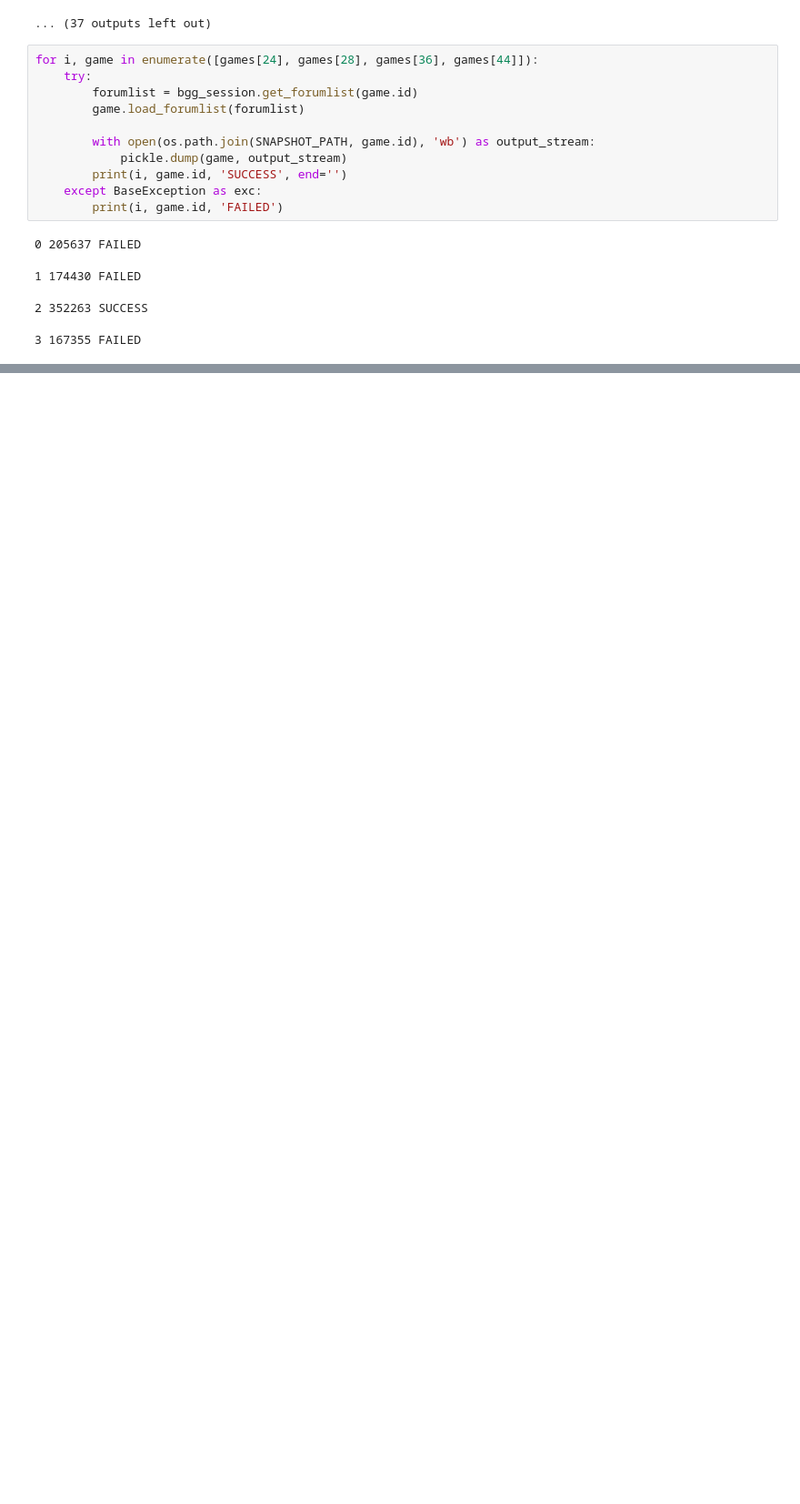
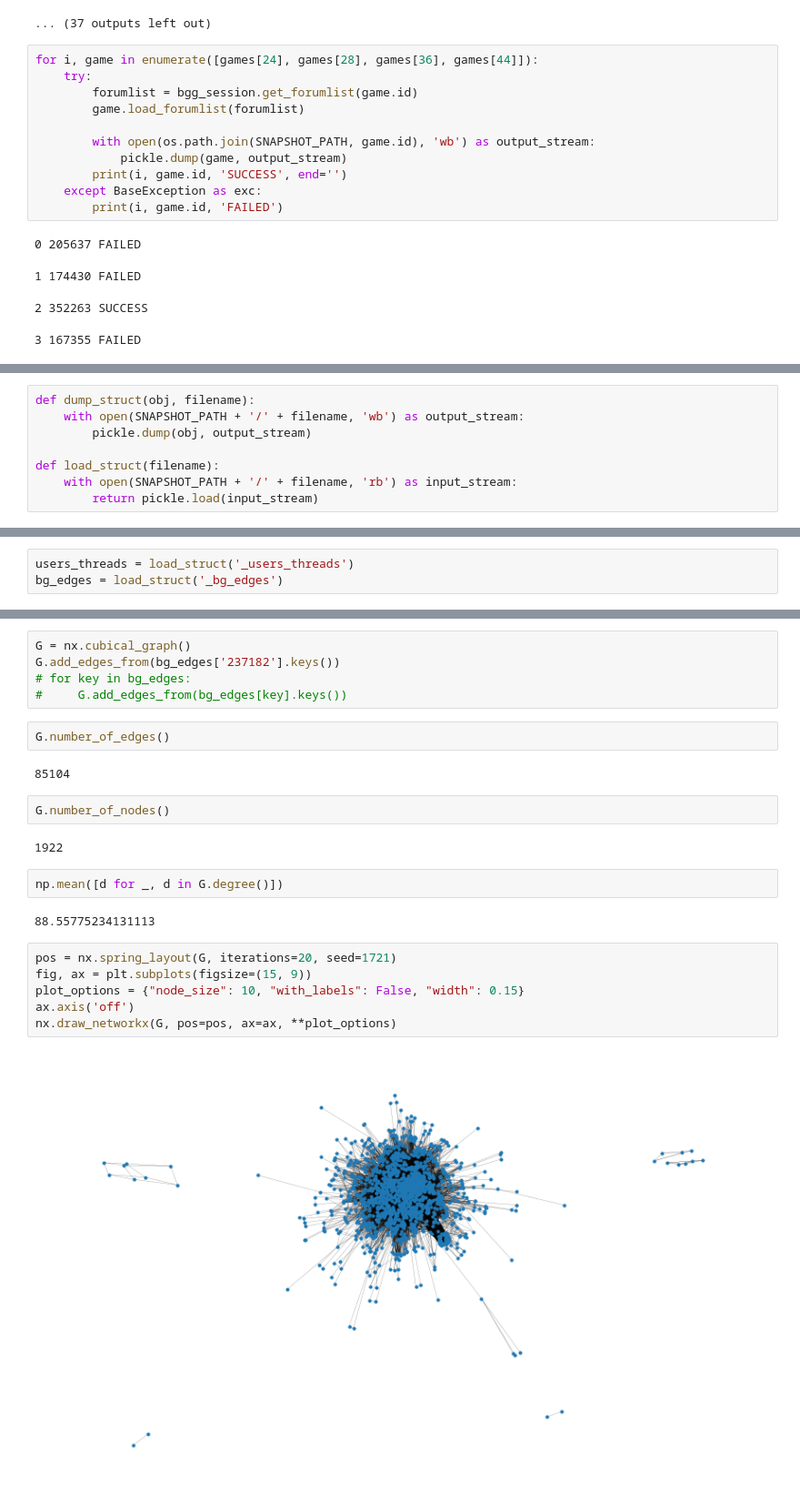
Before and after one commit to ElDmitro/bgg_analyser, a Jupyter notebook: data.ipynb, the cells around one changed output, grey strips where cells are left out. Shown at 91% size. Cells and saved outputs as stored; diff of their text form; blank space fills up the shorter version.

```diff
--- a/data.ipynb
+++ b/data.ipynb
@@ -406,0 +430,8 @@ AttributeError: 'NoneType' object has no attribute 'find'
+# %%
+def dump_struct(obj, filename):
+    with open(SNAPSHOT_PATH + '/' + filename, 'wb') as output_stream:
+        pickle.dump(obj, output_stream)
+
+def load_struct(filename):
+    with open(SNAPSHOT_PATH + '/' + filename, 'rb') as input_stream:
+        return pickle.load(input_stream)
@@ -406,0 +444,3 @@ AttributeError: 'NoneType' object has no attribute 'find'
+# %%
+users_threads = load_struct('_users_threads')
+bg_edges = load_struct('_bg_edges')
@@ -406,0 +468,25 @@ AttributeError: 'NoneType' object has no attribute 'find'
+# %%
+G = nx.cubical_graph()
+G.add_edges_from(bg_edges['237182'].keys())
+# for key in bg_edges:
+#     G.add_edges_from(bg_edges[key].keys())
+# %%
+G.number_of_edges()
+# %% [output]
+85104
+# %%
+G.number_of_nodes()
+# %% [output]
+1922
+# %%
+np.mean([d for _, d in G.degree()])
+# %% [output]
+88.55775234131113
+# %%
+pos = nx.spring_layout(G, iterations=20, seed=1721)
+fig, ax = plt.subplots(figsize=(15, 9))
+plot_options = {"node_size": 10, "with_labels": False, "width": 0.15}
+ax.axis('off')
+nx.draw_networkx(G, pos=pos, ax=ax, **plot_options)
+# %% [output]
+[figure, added]
```
Also changed, not shown: parts of 51 cells of this notebook.
